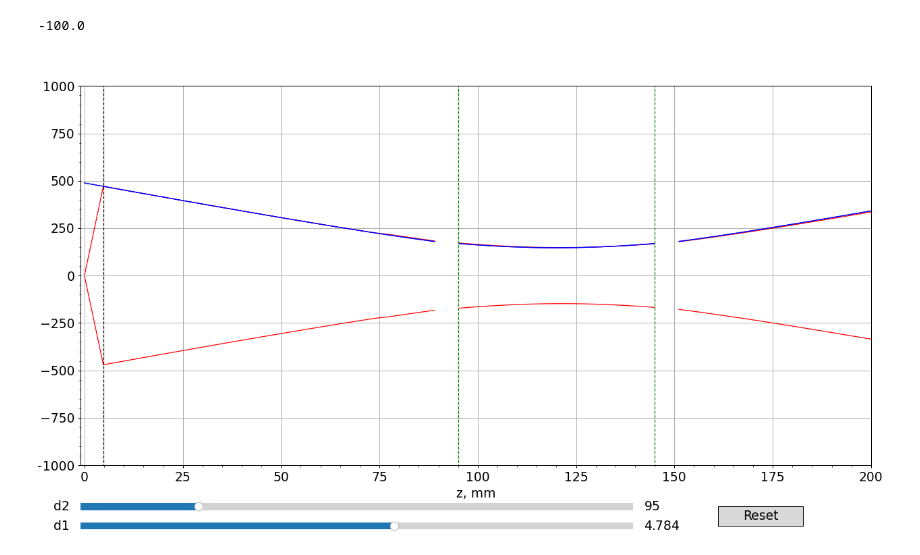
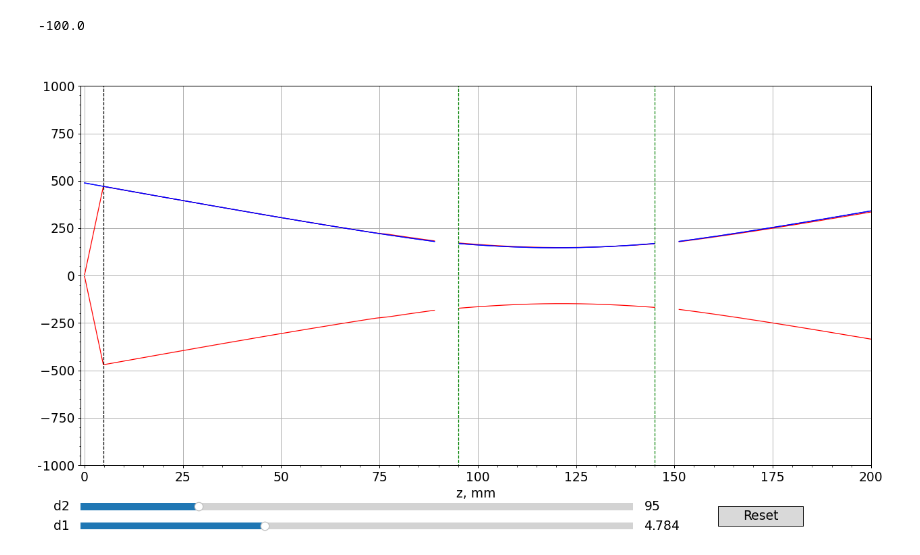
Before and after one commit to Gyron3/Cavity_doc, a Jupyter notebook: cavity_1560_4_6.ipynb, the cells around one changed output. Saved outputs shown, nothing was run; the diff lists cells and outputs as text; code cells hidden in the pictures.

```diff
--- a/cavity_1560.ipynb
+++ b/cavity_1560_4_6.ipynb
@@ -235,8 +236,8 @@ axd1 = plt.axes([0.05, 0.01, 0.65, 0.03])
 d1_slider = Slider(
     ax=axd1,
     label='d1',
-    valmin=4.5,
-    valmax=5,
+    valmin=d1/2,
+    valmax=d1*2,
     valinit=init_d1,
 )
 
@@ -262,31 +263,31 @@ def update(val):
     line6.set_xdata((d2_slider.val)*np.ones(2))
     line7.set_xdata((L + d2_slider.val)*np.ones(2))
     # line8.set_ydata(1e3*wbackv0(zarr, d1_slider.val, d2_slider.val))
 
 
     fig.canvas.draw_idle()
 
 
 # register the update function with each slider
 d1_slider.on_changed(update)
 d2_slider.on_changed(update)
 
 # Create a `matplotlib.widgets.Button` to reset the sliders to initial values.
 resetax = plt.axes([0.8, 0.025, 0.1, 0.04])
 button = Button(resetax, 'Reset', hovercolor='0.975')
 
 
 def reset(event):
     d1_slider.reset()
     d2_slider.reset()
 
 button.on_clicked(reset)
 ax.minorticks_on()
 #ax[1].minorticks_on()
 
 ax.grid(True)
 #ax[1].grid(True)
 
 plt.show()
 # %% [output]
-[figure, old version]
+[figure, new version]
```
Also changed, not shown: parts of 1 cell of this notebook, 1 other file.
